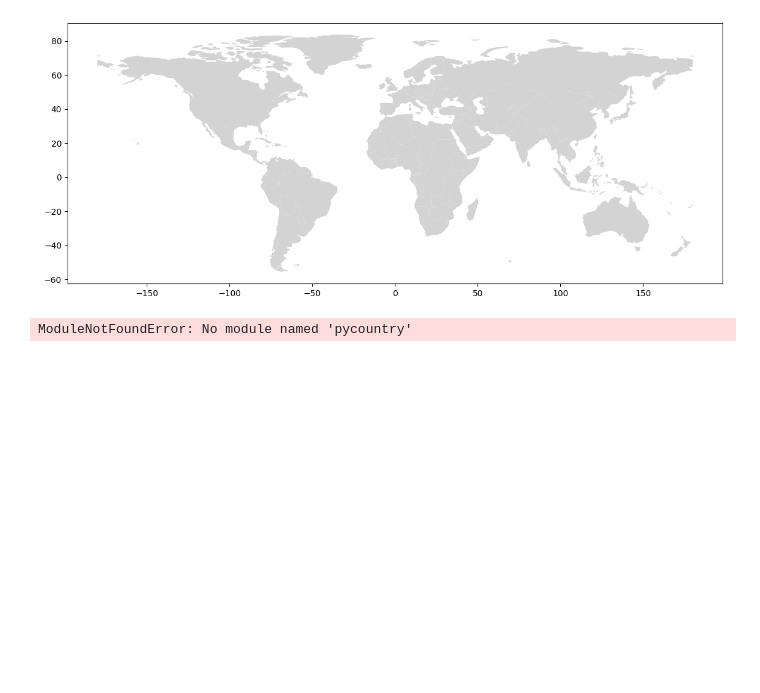
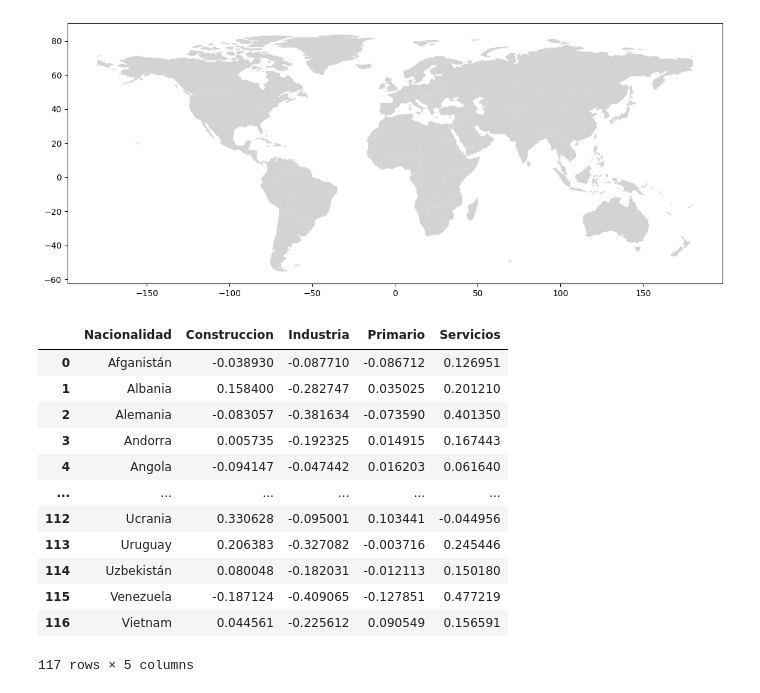
Before and after one commit to JuanCastillo29/A.V._Data, a Jupyter notebook: Economic_Sector/World map plot of correlations.ipynb, the cells around one changed output. Cells and saved outputs as stored; diff of their text form; code cells hidden in the pictures; blank space fills up the shorter version.

```diff
--- a/Economic_Sector/World map plot of correlations.ipynb
+++ b/Economic_Sector/World map plot of correlations.ipynb
@@ -17,22 +17,24 @@ world.plot(ax=ax, color='lightgrey')
 # %%
 import pandas as pd
 
 # Load the data into a DataFrame
 df = pd.read_csv("Df_Correlacion.csv", sep=";", encoding="utf-8")
 df.rename(columns={"Unnamed: 0": "Nacionalidad"}, inplace=True)
 
-import pycountry
-# Function to convert Spanish country names to ISO_A3 codes
-def get_iso_code(name):
-    try:
-        country = pycountry.countries.lookup(name)
-        return country.alpha_3  # ISO_A3 Code
-    except LookupError:
-        return None
-
-# Add ISO codes to the dataset
-data['ISO_A3'] = data['Pais'].apply(get_iso_code)
+paises = pd.read_csv("paises.csv", sep=",", encoding = "utf-8")
 
 df
 # %% [output]
+|  | Nacionalidad | Construccion | Industria | Primario | Servicios |
+| 0 | Afganistán | -0.038930 | -0.087710 | -0.086712 | 0.126951 |
+| 1 | Albania | 0.158400 | -0.282747 | 0.035025 | 0.201210 |
+| 2 | Alemania | -0.083057 | -0.381634 | -0.073590 | 0.401350 |
+| 3 | Andorra | 0.005735 | -0.192325 | 0.014915 | 0.167443 |
+| 4 | Angola | -0.094147 | -0.047442 | 0.016203 | 0.061640 |
+| ... | ... | ... | ... | ... | ... |
+| 112 | Ucrania | 0.330628 | -0.095001 | 0.103441 | -0.044956 |
+| 113 | Uruguay | 0.206383 | -0.327082 | -0.003716 | 0.245446 |
+| 114 | Uzbekistán | 0.080048 | -0.182031 | -0.012113 | 0.150180 |
+| 115 | Venezuela | -0.187124 | -0.409065 | -0.127851 | 0.477219 |
+| 116 | Vietnam | 0.044561 | -0.225612 | 0.090549 | 0.156591 |
-ModuleNotFoundError: No module named 'pycountry'
+117 rows × 5 columns
```
Also changed, not shown: parts of 4 cells of this notebook, 1 other file.
